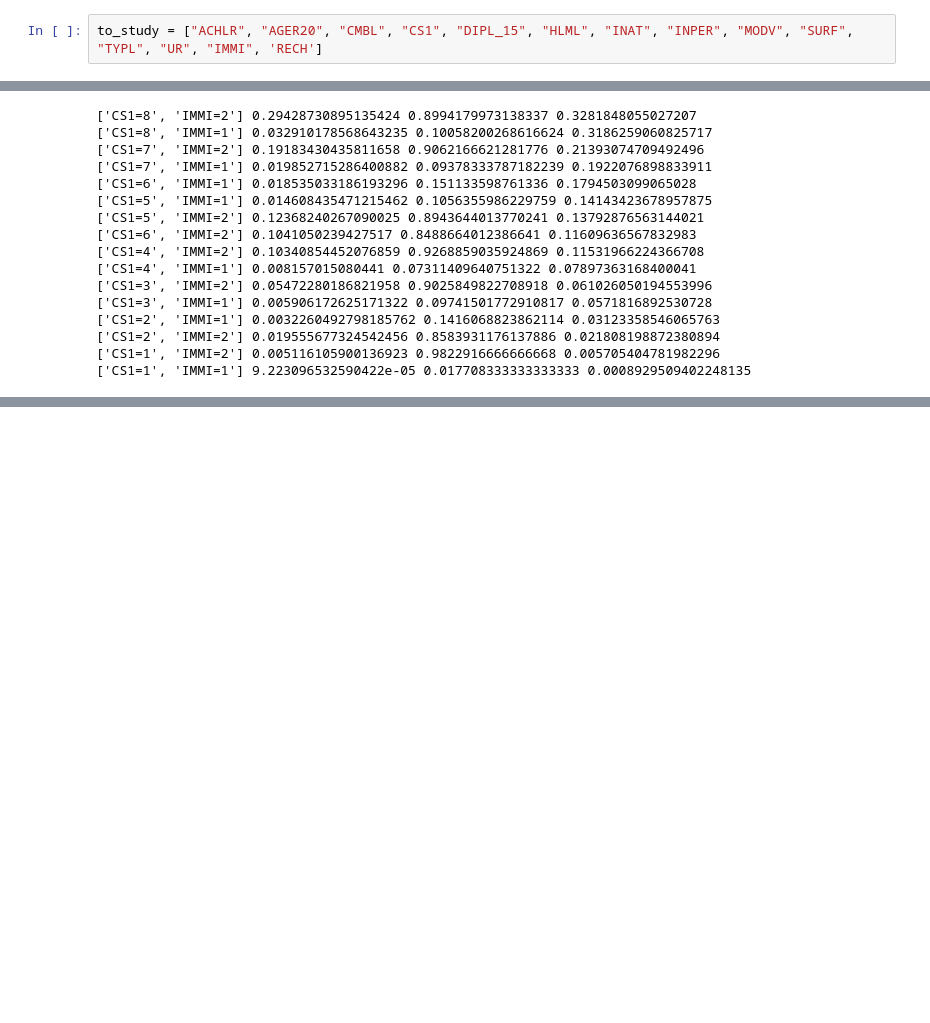
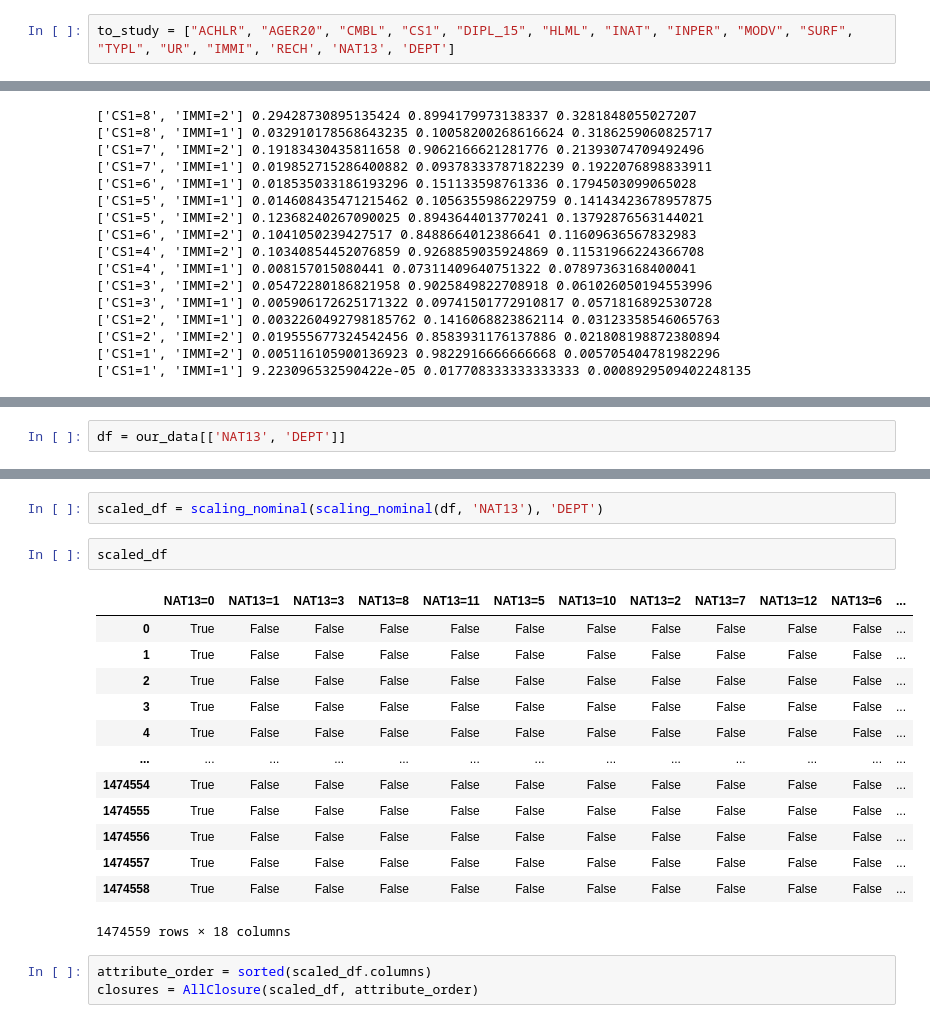
Before and after one commit to PiCindy/Data-mining, a Jupyter notebook: code/project.ipynb, the cells around one changed output, grey strips where cells are left out. Cells and saved outputs as stored; diff of their text form; blank space fills up the shorter version.

```diff
--- a/code/project.ipynb
+++ b/code/project.ipynb
@@ -21,7 +21,7 @@ Index(['NUMMR', 'ACHLR', 'AEMM', 'AEMMR', 'AGED', 'AGER20', 'AGEREV',
        'TYPC', 'TYPFC', 'TYPL', 'TYPMD', 'TYPMR', 'UR', 'VOIT', 'WC'],
       dtype='object')
 # %%
-to_study = ["ACHLR", "AGER20", "CMBL", "CS1", "DIPL_15", "HLML", "INAT", "INPER", "MODV", "SURF", "TYPL", "UR", "IMMI", 'RECH']
+to_study = ["ACHLR", "AGER20", "CMBL", "CS1", "DIPL_15", "HLML", "INAT", "INPER", "MODV", "SURF", "TYPL", "UR", "IMMI", 'RECH', 'NAT13', 'DEPT']
 # %%
 our_data = data[to_study]
 # %%
@@ -1453,0 +1456,2 @@ for t in results:
+# %%
+df = our_data[['NAT13', 'DEPT']]
@@ -1453,0 +1474,21 @@ for t in results:
+# %%
+scaled_df = scaling_nominal(scaling_nominal(df, 'NAT13'), 'DEPT')
+# %%
+scaled_df
+# %% [output]
+|  | NAT13=0 | NAT13=1 | NAT13=3 | NAT13=8 | NAT13=11 | NAT13=5 | NAT13=10 | NAT13=2 | NAT13=7 | NAT13=12 | NAT13=6 | ... |
+| 0 | True | False | False | False | False | False | False | False | False | False | False | ... |
+| 1 | True | False | False | False | False | False | False | False | False | False | False | ... |
+| 2 | True | False | False | False | False | False | False | False | False | False | False | ... |
+| 3 | True | False | False | False | False | False | False | False | False | False | False | ... |
+| 4 | True | False | False | False | False | False | False | False | False | False | False | ... |
+| ... | ... | ... | ... | ... | ... | ... | ... | ... | ... | ... | ... | ... |
+| 1474554 | True | False | False | False | False | False | False | False | False | False | False | ... |
+| 1474555 | True | False | False | False | False | False | False | False | False | False | False | ... |
+| 1474556 | True | False | False | False | False | False | False | False | False | False | False | ... |
+| 1474557 | True | False | False | False | False | False | False | False | False | False | False | ... |
+| 1474558 | True | False | False | False | False | False | False | False | False | False | False | ... |
+1474559 rows × 18 columns
+# %%
+attribute_order = sorted(scaled_df.columns)
+closures = AllClosure(scaled_df, attribute_order)
```
Also changed, not shown: parts of 6 cells of this notebook.
